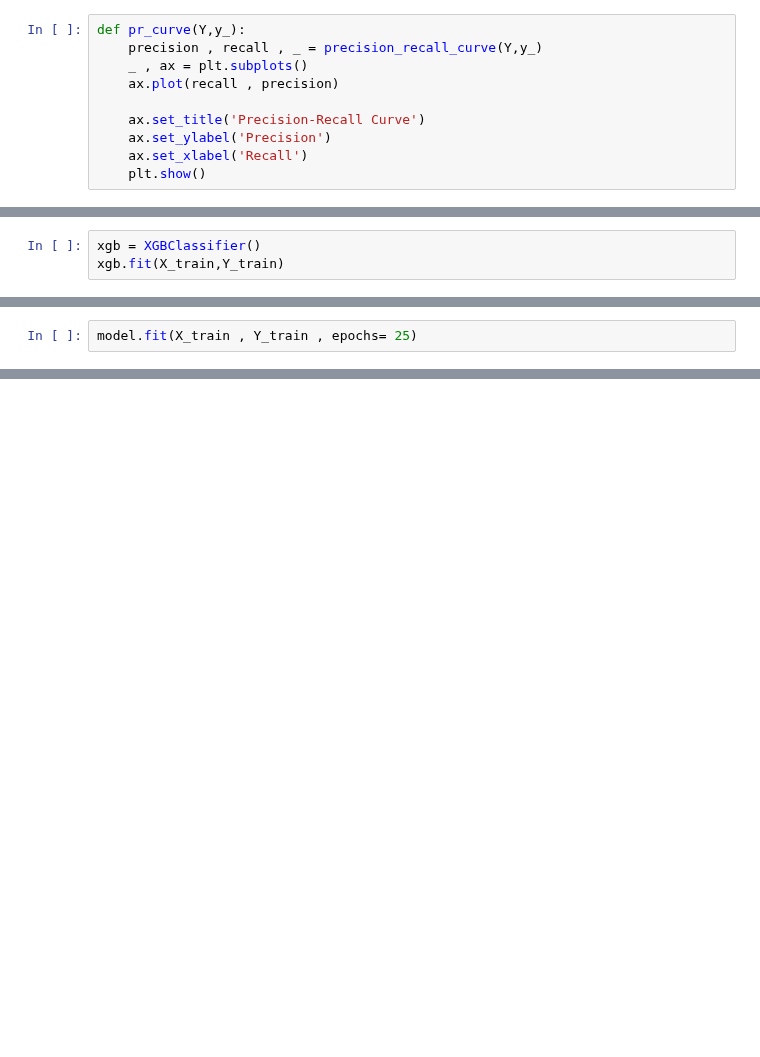
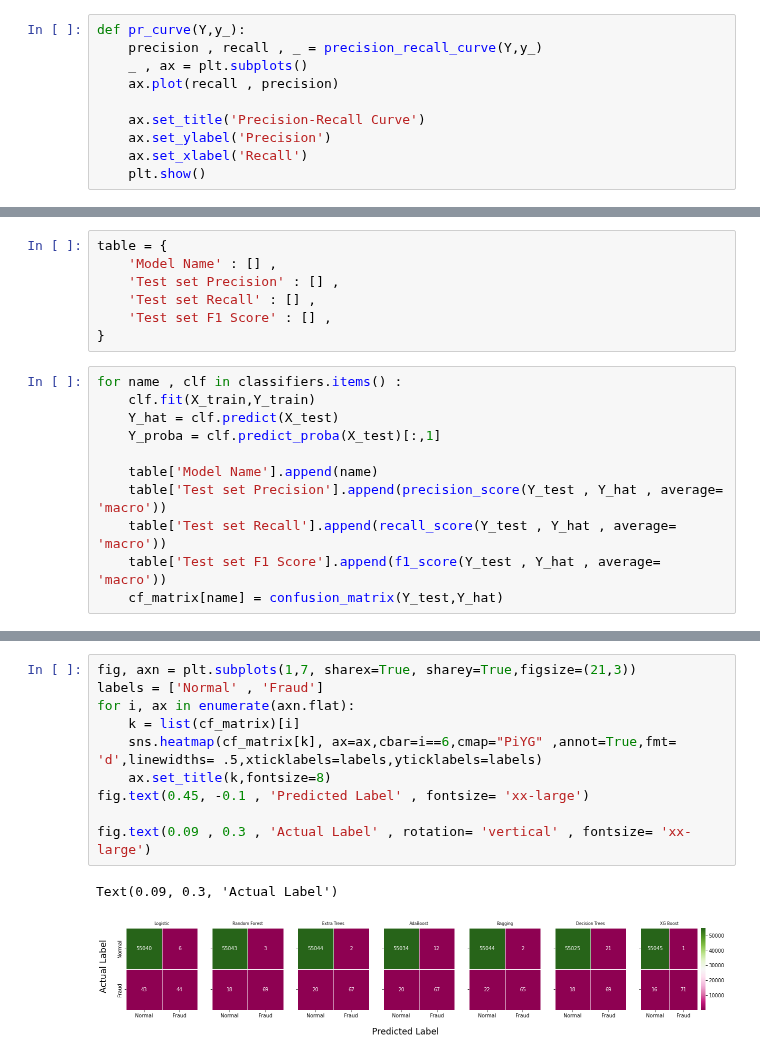
Before and after one commit to PHNPR/Credit-Card-Fraud-Detection, a Jupyter notebook: Credit Card Fraud.ipynb, the cells around one changed output, grey strips where cells are left out. Saved outputs shown, nothing was run; the diff lists cells and outputs as text; blank space fills up the shorter version.

Commit message:
Removed individual models and made a loop.

```diff
--- a/Credit Card Fraud.ipynb
+++ b/Credit Card Fraud.ipynb
@@ -473,3 +164,0 @@ weighted avg       1.00      1.00      1.00     55133
-# %%
-xgb = XGBClassifier()
-xgb.fit(X_train,Y_train)
@@ -550,2 +164,0 @@ model.compile(loss= BinaryCrossentropy() , optimizer= Adam(0.001))
-# %%
-model.fit(X_train , Y_train , epochs= 25)
@@ -616,0 +184,18 @@ weighted avg       1.00      1.00      1.00     55133
+# %%
+table = {
+    'Model Name' : [] ,
+    'Test set Precision' : [] ,
+    'Test set Recall' : [] ,
+    'Test set F1 Score' : [] ,
+}
+# %%
+for name , clf in classifiers.items() :
+    clf.fit(X_train,Y_train)
+    Y_hat = clf.predict(X_test)
+    Y_proba = clf.predict_proba(X_test)[:,1]
+
+    table['Model Name'].append(name)
+    table['Test set Precision'].append(precision_score(Y_test , Y_hat , average= 'macro'))
+    table['Test set Recall'].append(recall_score(Y_test , Y_hat , average= 'macro'))
+    table['Test set F1 Score'].append(f1_score(Y_test , Y_hat , average= 'macro'))
+    cf_matrix[name] = confusion_matrix(Y_test,Y_hat)
@@ -616,0 +215,13 @@ weighted avg       1.00      1.00      1.00     55133
+# %%
+fig, axn = plt.subplots(1,7, sharex=True, sharey=True,figsize=(21,3))
+labels = ['Normal' , 'Fraud']
+for i, ax in enumerate(axn.flat):
+    k = list(cf_matrix)[i]
+    sns.heatmap(cf_matrix[k], ax=ax,cbar=i==6,cmap="PiYG" ,annot=True,fmt= 'd',linewidths= .5,xticklabels=labels,yticklabels=labels)
+    ax.set_title(k,fontsize=8)
+fig.text(0.45, -0.1 , 'Predicted Label' , fontsize= 'xx-large')
+
+fig.text(0.09 , 0.3 , 'Actual Label' , rotation= 'vertical' , fontsize= 'xx-large')
+# %% [output]
+Text(0.09, 0.3, 'Actual Label')
+[figure, added]
```
Also changed, not shown: parts of 46 cells of this notebook.
